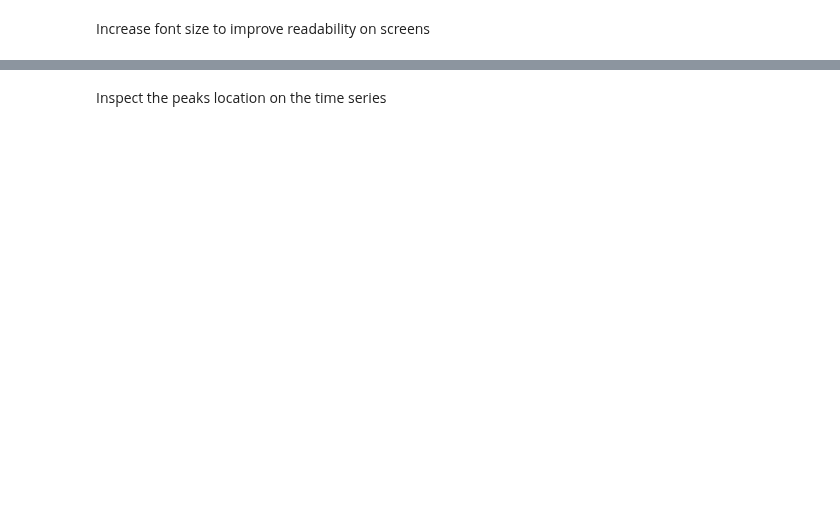
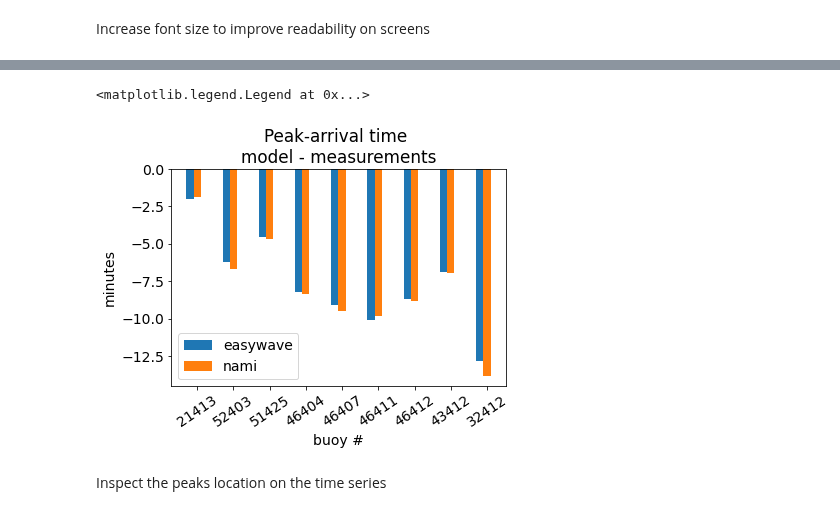
Before and after one commit to jgalazm/comp-geo-paper-figures, a Jupyter notebook: 04_tohoku2011/comparison/finalPlots.ipynb, the cells around one changed output, grey strips where cells are left out. Saved outputs shown, nothing was run; the diff lists cells and outputs as text; code cells hidden in the pictures; blank space fills up the shorter version.

```diff
--- a/04_tohoku2011/comparison/finalPlots.ipynb
+++ b/04_tohoku2011/comparison/finalPlots.ipynb
@@ -53,7 +53,7 @@ ds_original = 3
 lat_start_index = int((nami_extent["ymin"] - bathymetry_extent["ymin"])/(ds_original/60))
 lat_end_index = bathymetry_shape[0] - int((bathymetry_extent["ymax"] - nami_extent["ymax"])/(ds_original/60))
 lon_start_index = int((nami_extent["xmin"] - bathymetry_extent["xmin"])/(ds_original/60))
-lon_end_index = bathymetry_shape[1] - int((bathymetry_extent["xmax"] - nami_extent["xmax"])/(ds_original/60))-1
+lon_end_index = bathymetry_shape[1] - int((bathymetry_extent["xmax"] - nami_extent["xmax"])/(ds_original/60))
 print(f"lat_start_index={lat_start_index}")
 print(f"lat_end_index={lat_end_index}")
 print(f"lon_start_index={lon_start_index }")
@@ -331,7 +402,7 @@ edited_starts = {
 }
 ends = {
     32412: 19.5,
-    43412: 14,
+    43412: 13.5,
     46412: 11,
     46411: 11,
     46407: 9.5,
@@ -375,22 +446,22 @@ peaks = {
         )
         for dart_number in poisid
     },
-#     "easywave": {
+    "easywave": {
+        dart_number: get_max_and_max_loc(
+            ewave["Minute"], ewave[str(dart_number)], time_to_hours_factor=1 / 60,
+            start=edited_starts[dart_number],
+            end=ends[dart_number]
+        )
+        for dart_number in poisid
+    },
+#     "geoclaw": {
 #         dart_number: get_max_and_max_loc(
-#             ewave["Minute"], ewave[str(dart_number)], time_to_hours_factor=1 / 60,
+#             geoclaw[dart_number].t, geoclaw[dart_number].q[3, :], time_to_hours_factor=1 / 60 / 60,
 #             start=edited_starts[dart_number],
 #             end=ends[dart_number]
 #         )
 #         for dart_number in poisid
 #     },
-    "geoclaw": {
-        dart_number: get_max_and_max_loc(
-            geoclaw[dart_number].t, geoclaw[dart_number].q[3, :], time_to_hours_factor=1 / 60 / 60,
-            start=edited_starts[dart_number],
-            end=ends[dart_number]
-        )
-        for dart_number in poisid
-    },
     "measurements": {
         dart_number: get_max_and_max_loc(
             darts[dart_number][:, 0], darts[dart_number][:, 1], time_to_hours_factor=24,
@@ -450,20 +542,23 @@ plt.xticks(rotation=34)
 # %%
 for i, model in enumerate(["easywave", "nami", "geoclaw"]):
-    if model == "easywave":
+    if model == "geoclaw":
         continue
     plt.bar(
         np.arange(len(poisid)) + 0.2 * i,
         differences[model][order_by_earliest_index]*60,
         width=0.2,
         label=model,
         tick_label=buoys_sorted_by_earliest,
     )
 
 plt.ylabel("minutes")
 plt.xlabel("buoy #")
 plt.title("Peak-arrival time \nmodel - measurements")
 plt.xticks(rotation=34)
 plt.legend()
+# %% [output]
+<matplotlib.legend.Legend at 0x...>
+[figure, added]
 # %% [markdown]
 Inspect the peaks location on the time series
 # %%
```
Also changed, not shown: parts of 26 cells of this notebook.
